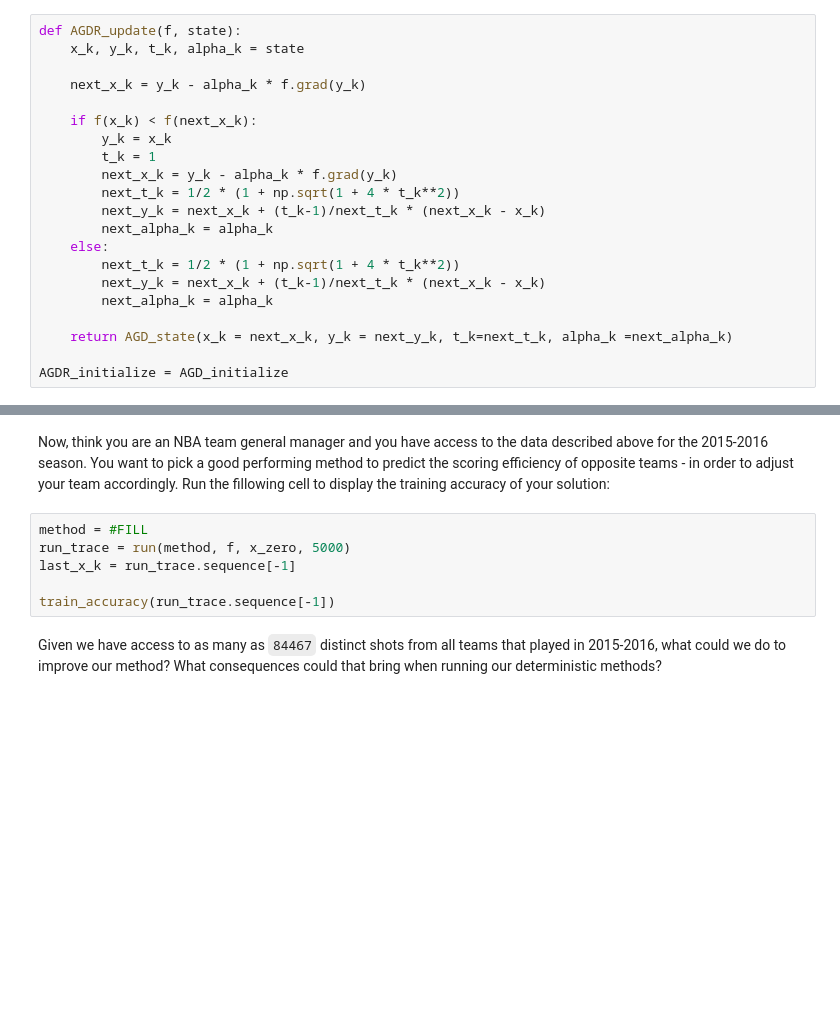
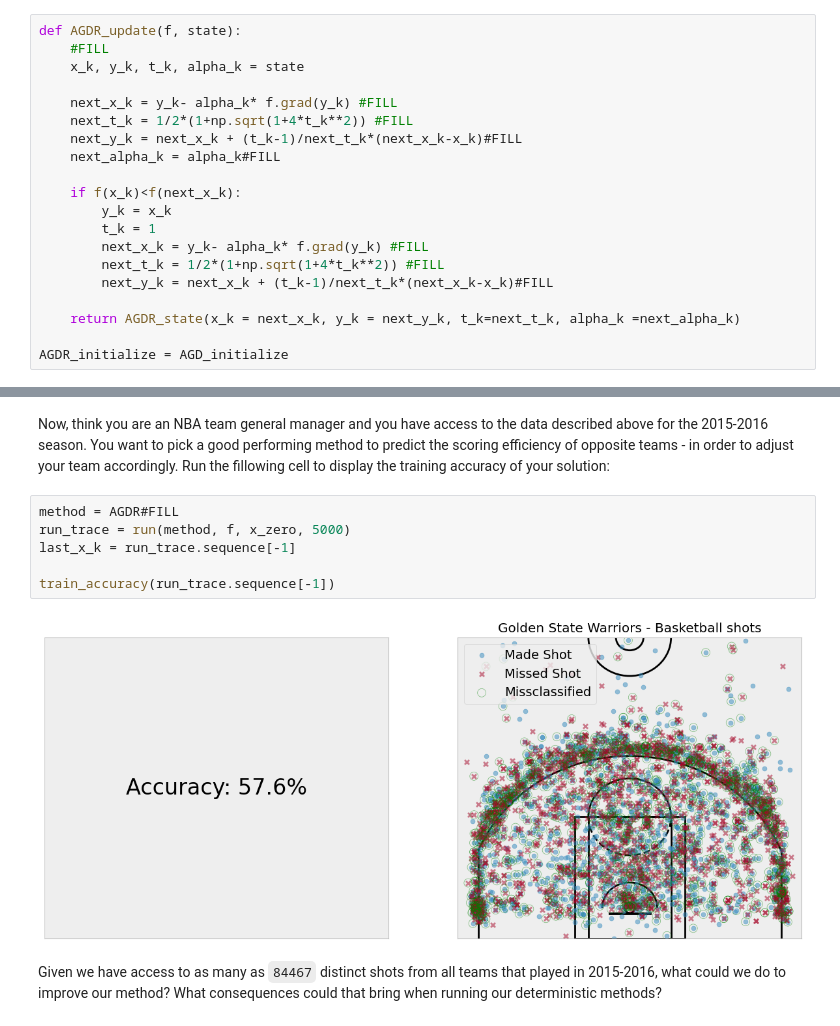
Before and after one commit to FinnWeikert/Math-of-Data-H1, a Jupyter notebook: Part 2 - First order methods.ipynb, the cells around one changed output, grey strips where cells are left out. Cells and saved outputs as stored; diff of their text form; blank space fills up the shorter version.

```diff
--- a/Part 2 - First order methods.ipynb
+++ b/Part 2 - First order methods.ipynb
@@ -347,23 +348,22 @@ class AGDR_state(AGD_state):
     alpha_k: float
 # %%
 def AGDR_update(f, state):
+    #FILL
     x_k, y_k, t_k, alpha_k = state
 
-    next_x_k = y_k - alpha_k * f.grad(y_k)
+    next_x_k = y_k- alpha_k* f.grad(y_k) #FILL
+    next_t_k = 1/2*(1+np.sqrt(1+4*t_k**2)) #FILL
+    next_y_k = next_x_k + (t_k-1)/next_t_k*(next_x_k-x_k)#FILL
+    next_alpha_k = alpha_k#FILL
 
-    if f(x_k) < f(next_x_k):
+    if f(x_k)<f(next_x_k):
         y_k = x_k
         t_k = 1
-        next_x_k = y_k - alpha_k * f.grad(y_k)
-        next_t_k = 1/2 * (1 + np.sqrt(1 + 4 * t_k**2))
-        next_y_k = next_x_k + (t_k-1)/next_t_k * (next_x_k - x_k)
-        next_alpha_k = alpha_k
-    else:
-        next_t_k = 1/2 * (1 + np.sqrt(1 + 4 * t_k**2))
-        next_y_k = next_x_k + (t_k-1)/next_t_k * (next_x_k - x_k)
-        next_alpha_k = alpha_k
+        next_x_k = y_k- alpha_k* f.grad(y_k) #FILL
+        next_t_k = 1/2*(1+np.sqrt(1+4*t_k**2)) #FILL
+        next_y_k = next_x_k + (t_k-1)/next_t_k*(next_x_k-x_k)#FILL
 
-    return AGD_state(x_k = next_x_k, y_k = next_y_k, t_k=next_t_k, alpha_k =next_alpha_k)
+    return AGDR_state(x_k = next_x_k, y_k = next_y_k, t_k=next_t_k, alpha_k =next_alpha_k)
 
 AGDR_initialize = AGD_initialize
 # %%
@@ -608,10 +629,12 @@ plot(methods, f, x_zero, max_iteration=5000)
 # %% [markdown]
 Now, think you are an NBA team general manager and you have access to the data described above for the 2015-2016 season. You want to pick a good performing method to predict the scoring efficiency of opposite teams - in order to adjust your team accordingly. Run the fillowing cell to display the training accuracy of your solution:
 # %%
-method = #FILL
+method = AGDR#FILL
 run_trace = run(method, f, x_zero, 5000)
 last_x_k = run_trace.sequence[-1]
 
 train_accuracy(run_trace.sequence[-1])
+# %% [output]
+[figure, added]
 # %% [markdown]
 Given we have access to as many as `84467` distinct shots from all teams that played in 2015-2016, what could we do to improve our method? What consequences could that bring when running our deterministic methods?
```
Also changed, not shown: parts of 30 cells of this notebook, 1 other file.
